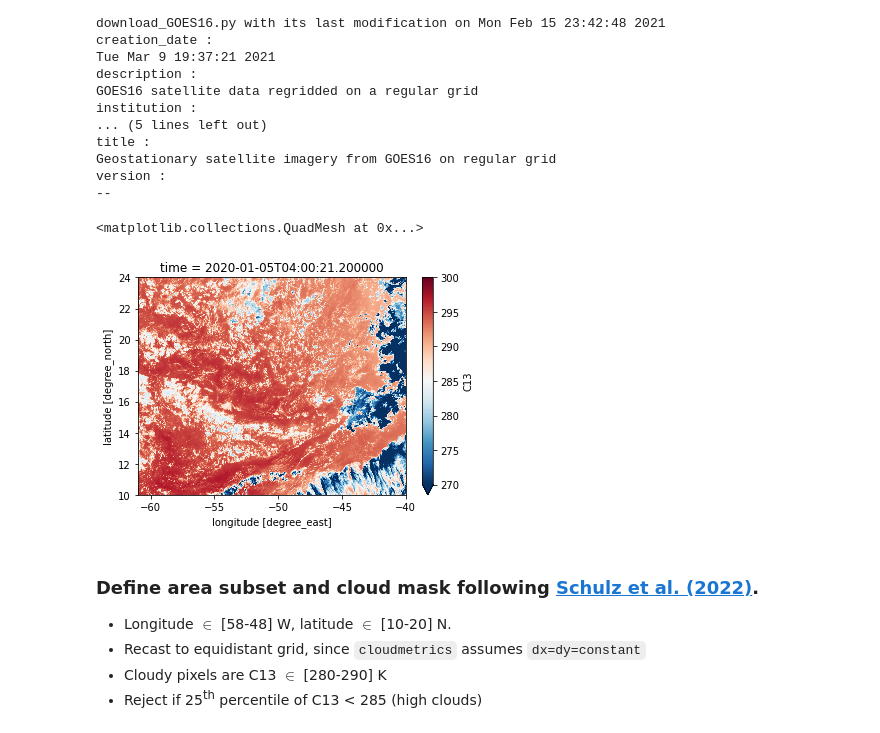
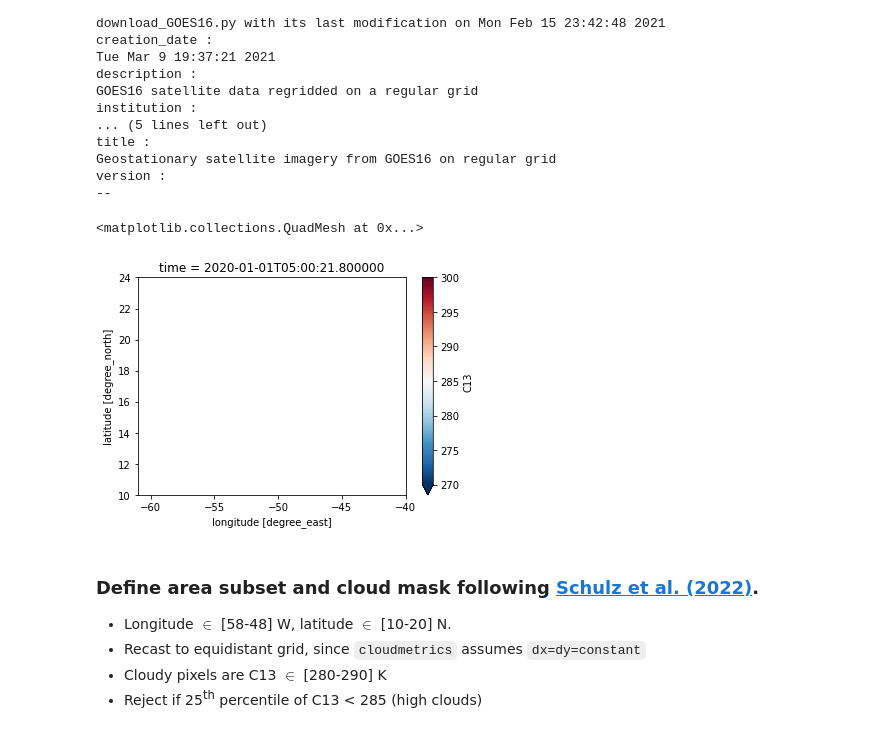
Before and after one commit to martinjanssens/cloudmetrics-c3ontext, a Jupyter notebook: cloudmetrics-goes16-IR.ipynb, the cells around one changed output. Cells and saved outputs as stored; diff of their text form; code cells hidden in the pictures.

Commit message:
Added comments to coverage fraction - distance plot, and added warning to (currently broken) data access from DKRZ pending further investigation by me

```diff
--- a/cloudmetrics-goes16-IR.ipynb
+++ b/cloudmetrics-goes16-IR.ipynb
@@ -49,14 +58,16 @@ version :
 # %%
 # Using Hauke's colour schemes
 vmin = 270
 vmax = 300
 cmap = "RdBu_r"
 
-test_scene = ds.C13.isel(time=200)
+test_scene = ds.C13.isel(time=10)
 test_scene.plot(cmap=cmap, vmin=vmin, vmax=vmax)
+
+# FIXME this now no longer seems to get any actual data, just nans...
 # %% [output]
 <matplotlib.collections.QuadMesh at 0x...>
-[figure, old version]
+[figure, new version]
 # %% [markdown]
 ### Define area subset and cloud mask following [Schulz et al. (2022)](https://doi.org/10.5194/essd-14-1233-2022).
 - Longitude $\in$ [58-48] W, latitude $\in$ [10-20] N.
```
Also changed, not shown: parts of 6 cells of this notebook, 6 other files.
